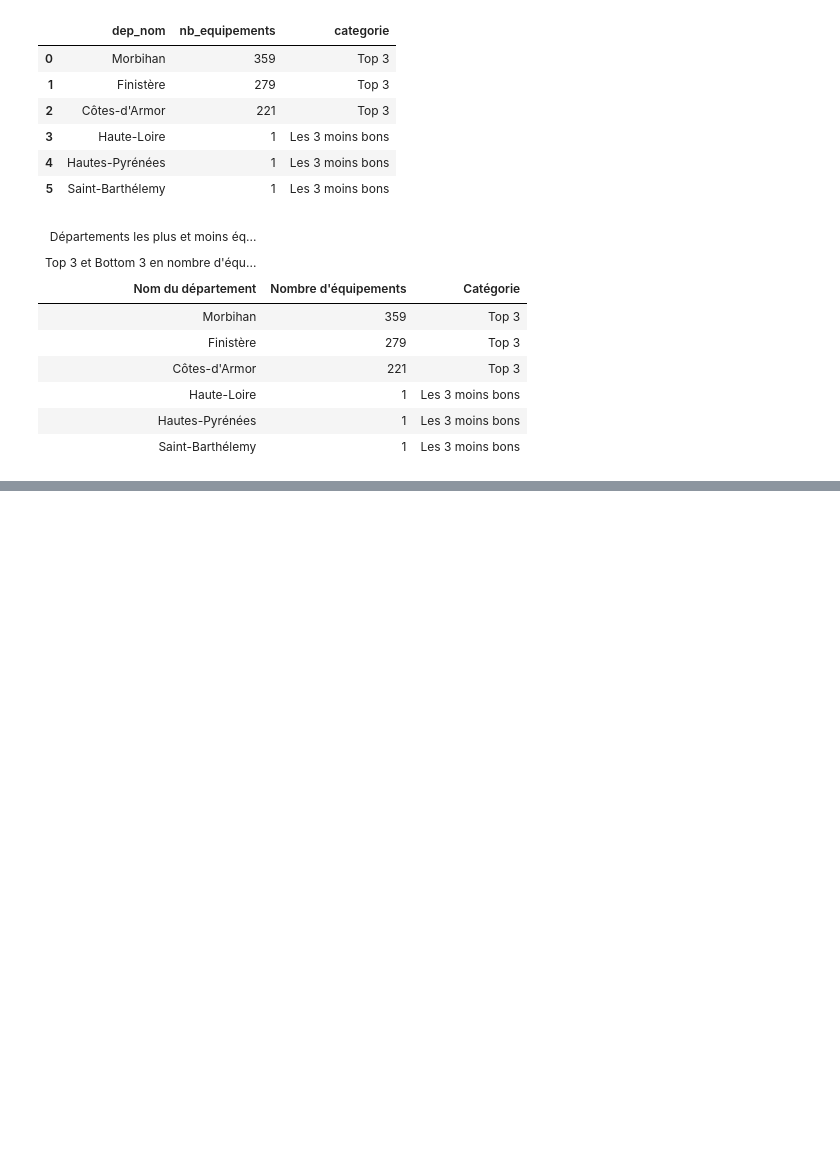
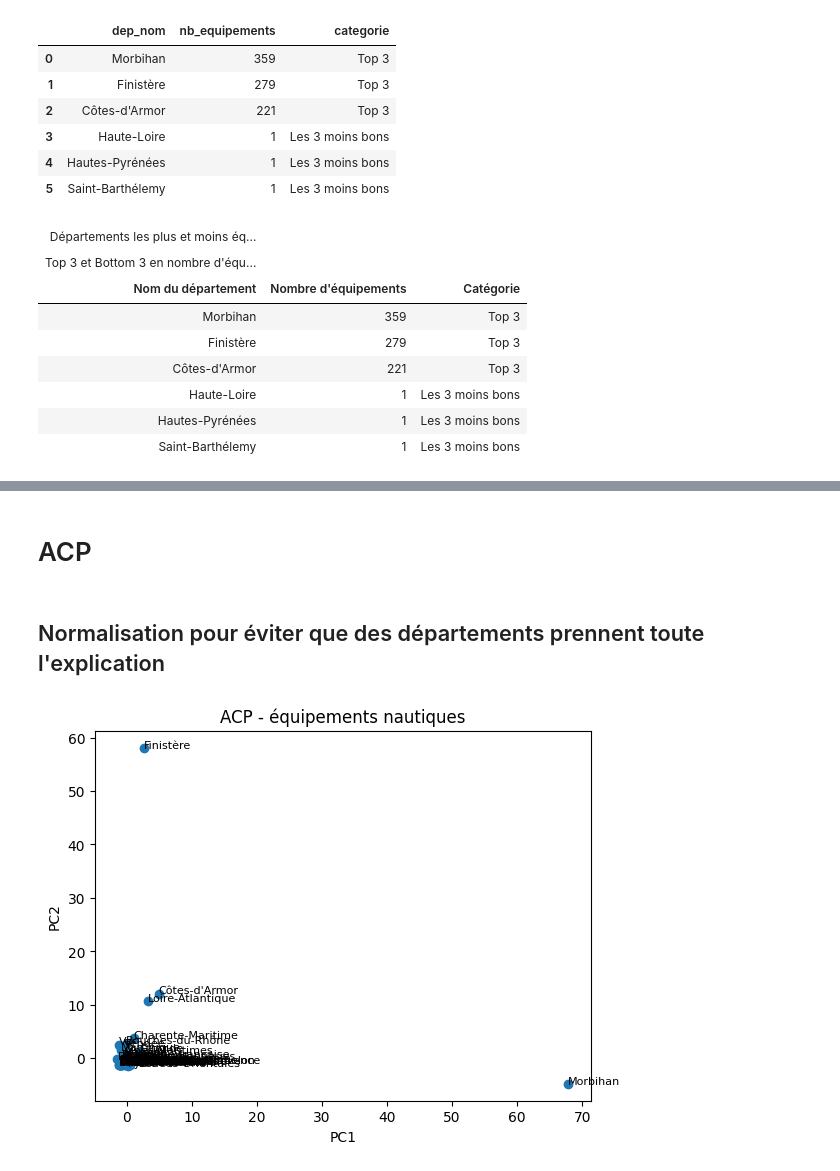
Before and after one commit to LR-Matteo/Projet-Final-Python-DataScience, a Jupyter notebook: matteo.ipynb, the cells around one changed output, grey strips where cells are left out. Cells and saved outputs as stored; diff of their text form; code cells hidden in the pictures; blank space fills up the shorter version.

```diff
--- a/matteo.ipynb
+++ b/matteo.ipynb
@@ -236,0 +239,9 @@ table
+# %%
+table_dep =(
+    data_nautique
+    .groupby(['dep_nom', 'aps_name'])
+    .size()
+    .unstack(fill_value=0)
+)
+
+table_dep.head()
@@ -236,0 +257,33 @@ table
+# %% [markdown]
+# ACP
+# %% [markdown]
+## Normalisation pour éviter que des départements prennent toute l'explication
+# %%
+from sklearn.preprocessing import StandardScaler
+
+scaler = StandardScaler()
+table_norm = scaler.fit_transform(table_dep)
+# %%
+from sklearn.decomposition import PCA
+
+pca = PCA(n_components=2)
+coords = pca.fit_transform(table_norm)
+
+# Dataframe des résultats
+df_pca = pd.DataFrame(coords, columns=['PC1', 'PC2'])
+df_pca['dep_nom'] = table_dep.index
+# %%
+import matplotlib.pyplot as plt
+
+plt.figure()
+plt.scatter(df_pca['PC1'], df_pca['PC2'])
+
+for i, dep in enumerate(df_pca['dep_nom']):
+    plt.text(df_pca['PC1'][i], df_pca['PC2'][i], dep, fontsize=8)
+
+plt.title("ACP - équipements nautiques")
+plt.xlabel("PC1")
+plt.ylabel("PC2")
+plt.show()
+# %% [output]
+[figure, added]
```
Also changed, not shown: parts of 3 cells of this notebook.
